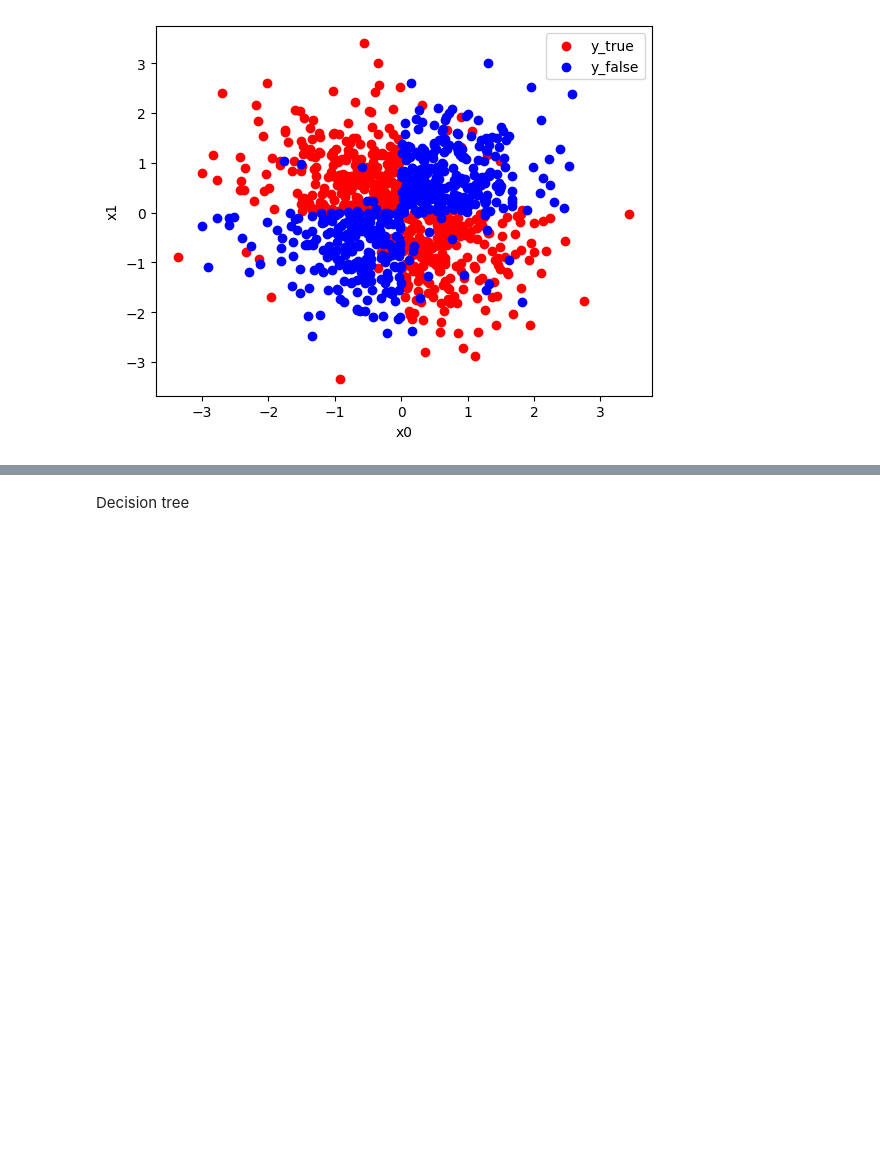
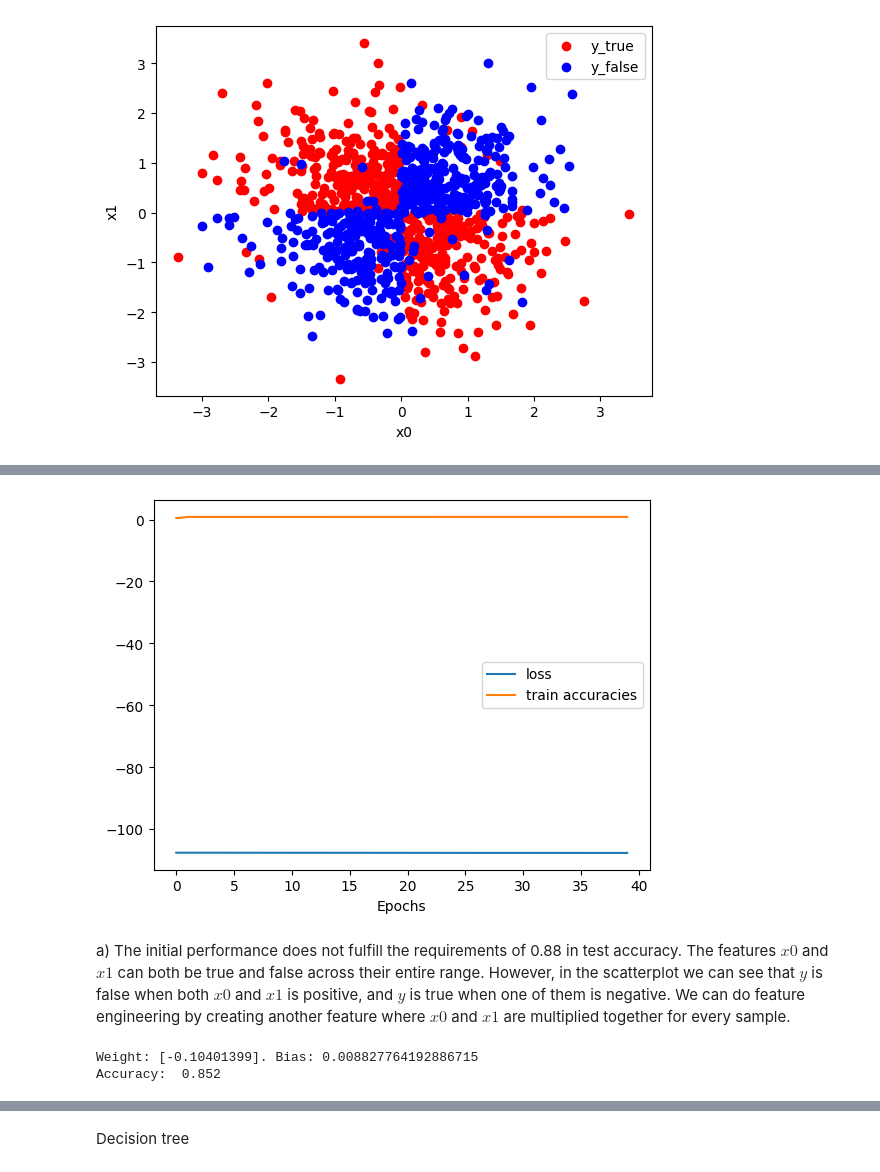
Before and after one commit to btviet/tdt4172, a Jupyter notebook: Chapter_1.ipynb, the cells around one changed output, grey strips where cells are left out. Drawn from its saved outputs; the diff is of its cells as text; code cells hidden in the pictures; blank space fills up the shorter version.

Commit message:
feature engineering

```diff
--- a/Chapter_1.ipynb
+++ b/Chapter_1.ipynb
@@ -186,0 +185,33 @@ Accuracy:  0.518
+# %%
+plt.figure()
+plt.plot(lr.losses, label='loss')
+plt.plot(lr.train_accuracies, label='train accuracies')
+plt.xlabel("Epochs")
+plt.legend()
+plt.show()
+# %% [output]
+[figure, added]
+# %% [markdown]
+a) The initial performance does not fulfill the requirements of 0.88 in test accuracy.
+The features $x0$ and $x1$ can both be true and false across their entire range.
+However, in the scatterplot we can see that $y$ is false when both $x0$ and $x1$ is positive, and $y$ is true when one of them is negative. We can do feature engineering by creating another feature where $x0$ and $x1$ are multiplied together for every sample.
+# %%
+
+data['x0x1'] = data['x0']*data['x1']
+train = data[data['split'] == 'train']
+test = data[data['split'] == 'test']
+X_train_improved = train[['x0x1']]
+Y_train = train['y']
+X_test_improved = test[['x0x1']]
+Y_test = test['y']
+
+lr = LogisticRegression()
+lr.fit(X_train_improved, Y_train)
+weight = lr.weights
+bias = lr.bias
+print(f'Weight: {weight}. Bias: {bias}')
+y_pred_logreg = lr.predict(X_test_improved)
+print("Accuracy: ", accuracy(Y_test, y_pred_logreg))
+# %% [output]
+Weight: [-0.10401399]. Bias: 0.008827764192886715
+Accuracy:  0.852
```
Also changed, not shown: parts of 5 cells of this notebook, 1 other file.
